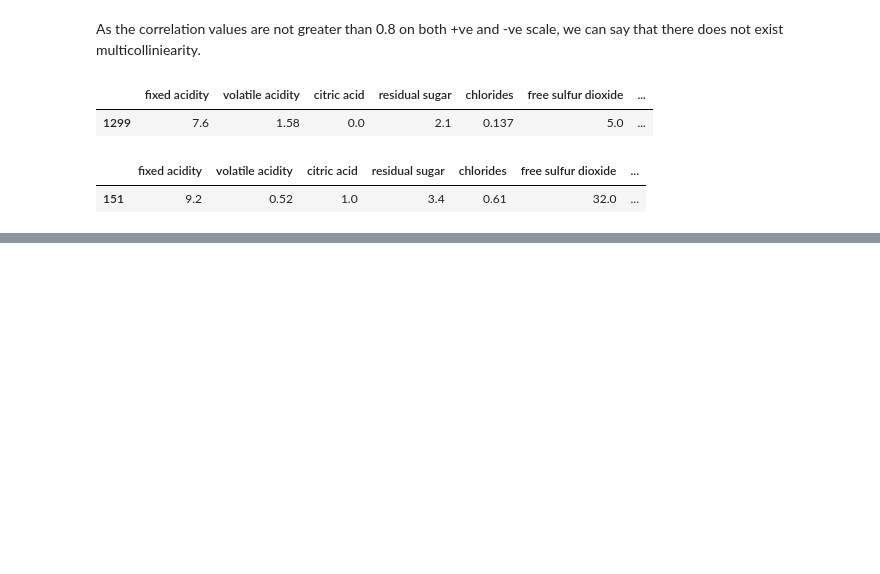
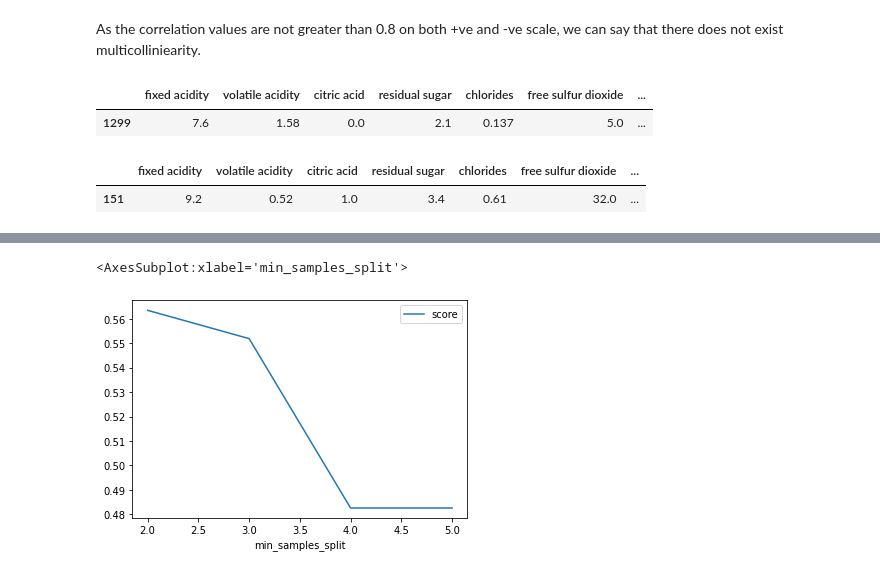
Before and after one commit to sagarambalam/wine-quality-prediction, a Jupyter notebook: wine quality prediction.ipynb, the cells around one changed output, grey strips where cells are left out. Cells and saved outputs as stored; diff of their text form; code cells hidden in the pictures; blank space fills up the shorter version.

```diff
--- a/wine quality prediction.ipynb
+++ b/wine quality prediction.ipynb
@@ -165,0 +531,20 @@ df[df['citric acid']>=0.8]
+# %%
+min_split_list = [2,3,4,5]
+# %%
+gsc = GridSearchCV(
+    estimator=DecisionTreeClassifier(random_state=4, max_depth=10),
+    param_grid={
+        'min_samples_split':min_split_list
+    },
+    scoring='recall'
+
+)
+grid_result = gsc.fit(x_train, y_train)
+# %%
+df_result = pd.DataFrame({'score':grid_result.cv_results_['mean_test_score'],
+                          'min_samples_split':min_split_list
+                         })
+df_result.plot(x='min_samples_split')
+# %% [output]
+<AxesSubplot:xlabel='min_samples_split'>
+[figure, added]
```
Also changed, not shown: parts of 77 cells of this notebook.
